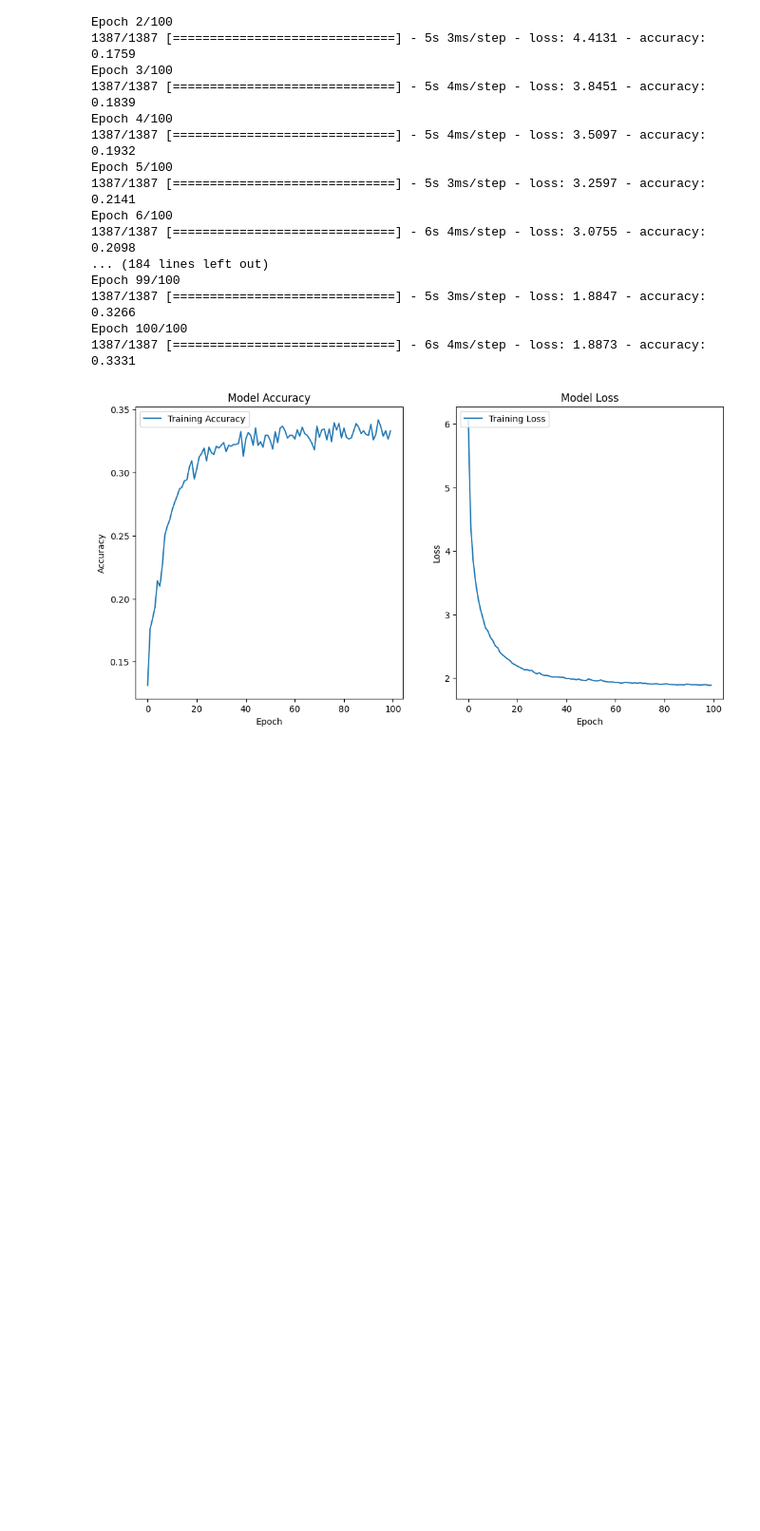
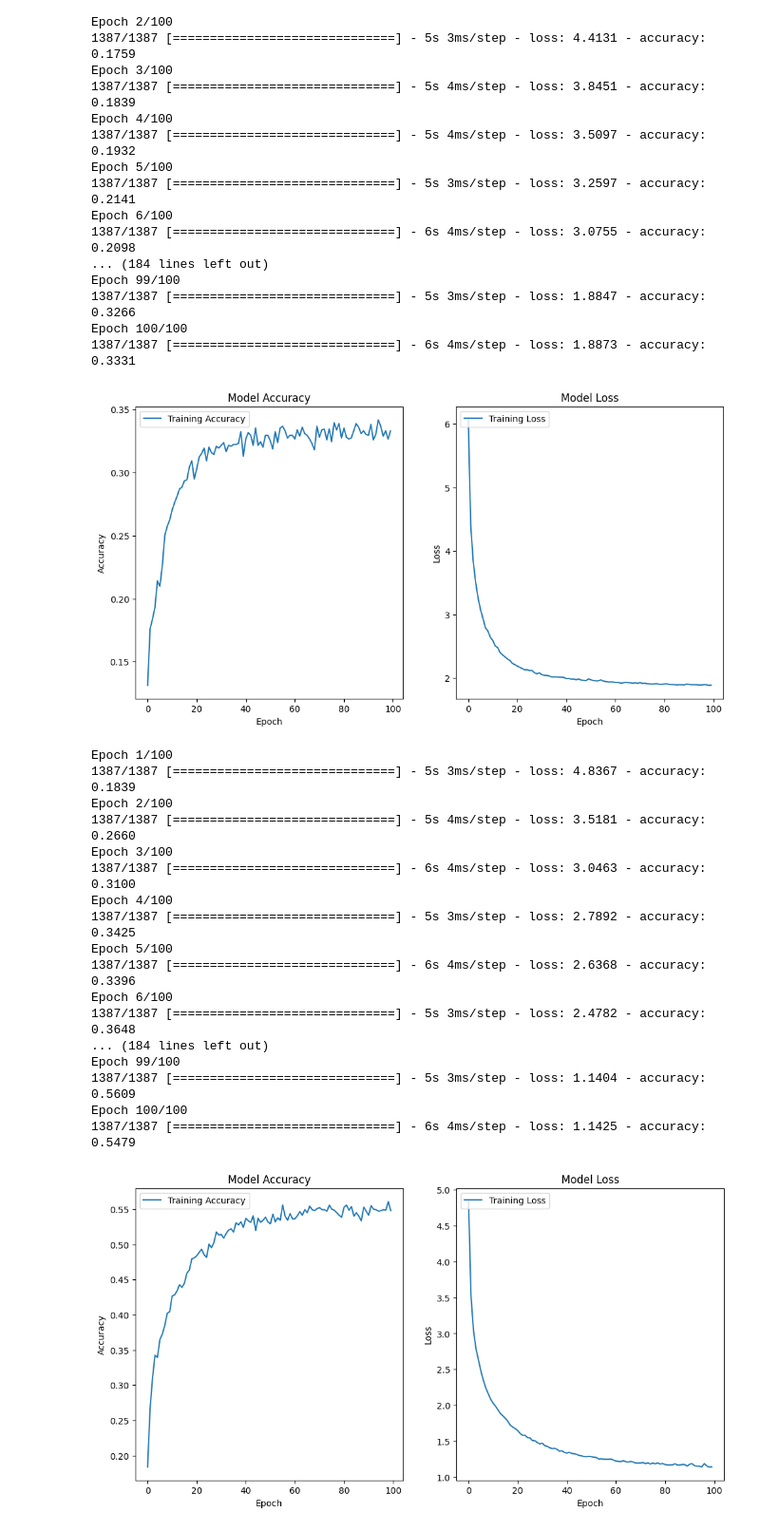
Before and after one commit to lokalokes/deepTCR, a Jupyter notebook: 2_BaselineModel/deepTCR_baseline_model_update.ipynb, the cells around one changed output. Shown at 95% size. Saved outputs shown, nothing was run; the diff lists cells and outputs as text; code cells hidden in the pictures; blank space fills up the shorter version.

```diff
--- a/2_BaselineModel/deepTCR_baseline_model_update.ipynb
+++ b/2_BaselineModel/deepTCR_baseline_model_update.ipynb
@@ -289,3 +289,51 @@ plt.legend(loc='upper left')
 plt.show()
 # %% [output]
 [figure]
+# %%
+training_set_X_3 = amino_acids[:1387,:6]
+test_set_X_3 = amino_acids[1388:,:6]
+training_set_y_3 = amino_acids[:1387,6]
+test_set_y_3 = amino_acids[1388:,6]
+# Train the model
+history_3 =  model.fit(training_set_X_3, training_set_y_3, epochs=100, batch_size = 1)
+
+# Plot the training history
+import matplotlib.pyplot as plt
+plt.figure(figsize=(12, 6))
+
+# Plot training & validation accuracy values
+plt.subplot(1, 2, 1)
+plt.plot(history_3.history['accuracy'], label='Training Accuracy')
+plt.title('Model Accuracy')
+plt.ylabel('Accuracy')
+plt.xlabel('Epoch')
+plt.legend(loc='upper left')
+
+# Plot training & validation loss values
+plt.subplot(1, 2, 2)
+plt.plot(history_3.history['loss'], label='Training Loss')
+plt.title('Model Loss')
+plt.ylabel('Loss')
+plt.xlabel('Epoch')
+plt.legend(loc='upper left')
+
+plt.show()
+# %% [output]
+Epoch 1/100
+1387/1387 [==============================] - 5s 3ms/step - loss: 4.8367 - accuracy: 0.1839
+Epoch 2/100
+1387/1387 [==============================] - 5s 4ms/step - loss: 3.5181 - accuracy: 0.2660
+Epoch 3/100
+1387/1387 [==============================] - 6s 4ms/step - loss: 3.0463 - accuracy: 0.3100
+Epoch 4/100
+1387/1387 [==============================] - 5s 3ms/step - loss: 2.7892 - accuracy: 0.3425
+Epoch 5/100
+1387/1387 [==============================] - 6s 4ms/step - loss: 2.6368 - accuracy: 0.3396
+Epoch 6/100
+1387/1387 [==============================] - 5s 3ms/step - loss: 2.4782 - accuracy: 0.3648
+... (184 lines left out)
+Epoch 99/100
+1387/1387 [==============================] - 5s 3ms/step - loss: 1.1404 - accuracy: 0.5609
+Epoch 100/100
+1387/1387 [==============================] - 6s 4ms/step - loss: 1.1425 - accuracy: 0.5479
+[figure, added]
```
